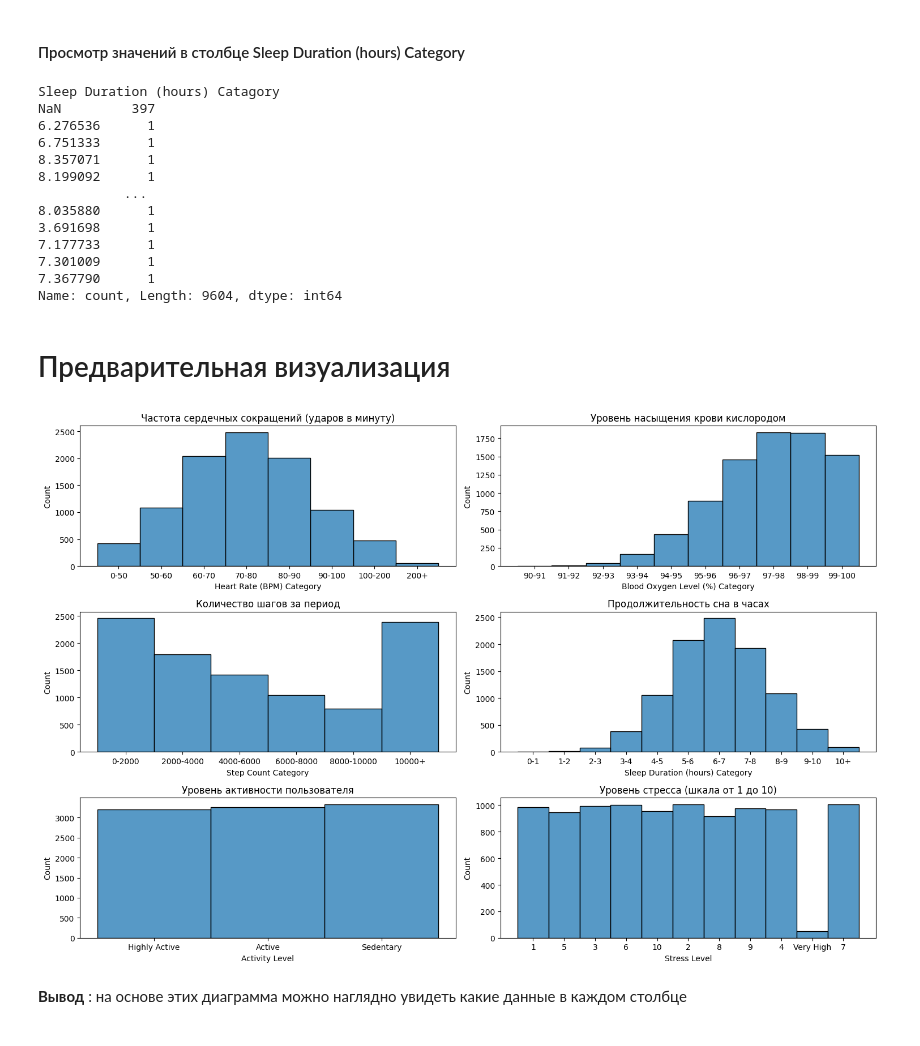
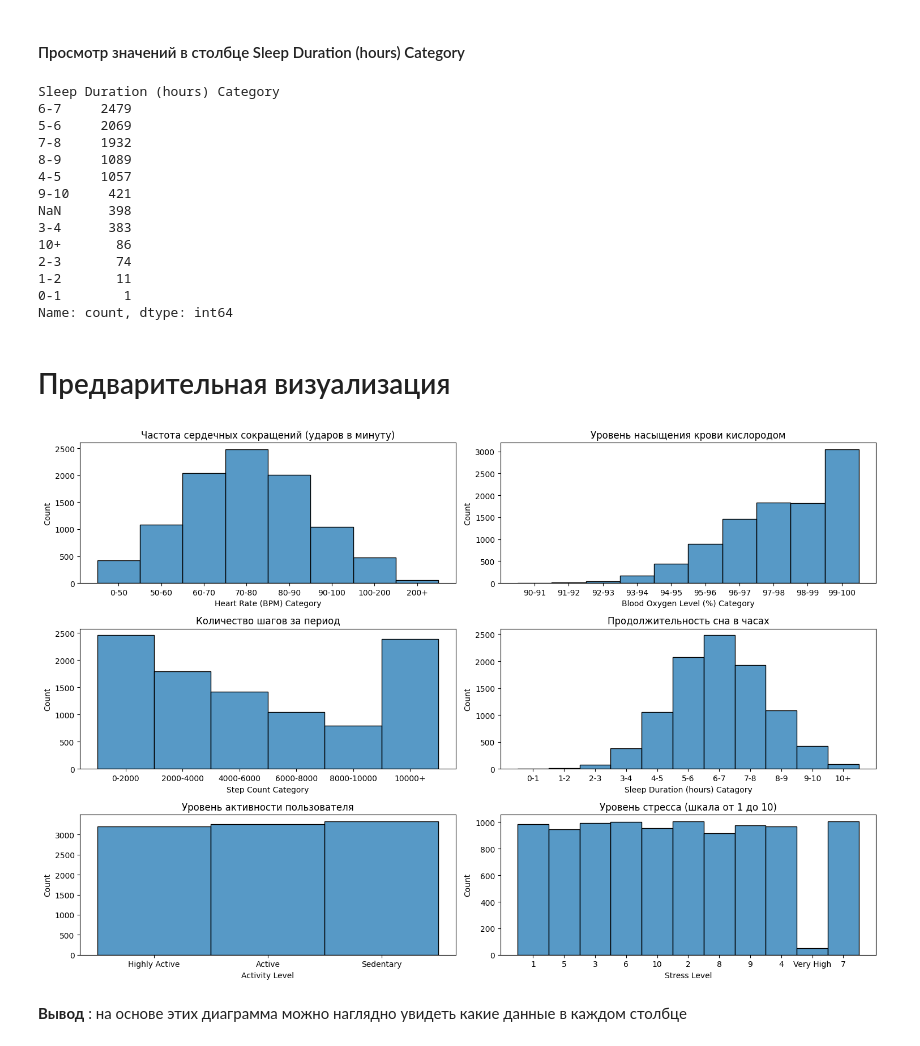
Before and after one commit to AndryushkaKolesnikov/SmartHealth-Watch-Analytics, a Jupyter notebook: smartwatch.ipynb, the cells around one changed output. Drawn from its saved outputs; the diff is of its cells as text; code cells hidden in the pictures.

```diff
--- a/smartwatch.ipynb
+++ b/smartwatch.ipynb
@@ -191,15 +200,11 @@ Name: count, Length: 8176, dtype: int64
 # %% [markdown]
 #### Создаем новый столбец Blood Oxygen Level (%) Category
 # %%
-# Преобразуем столбец 'Blood Oxygen Level (%)' в числовой формат и копируем в новый столбец
-df['Blood Oxygen Level (%) Category'] = pd.to_numeric(df['Blood Oxygen Level (%)'], errors='coerce')
-# Разделяем значения столбца 'Blood Oxygen Level (%)' на интервалы (диапазоны) с помощью функции pd.cut()
-df['Blood Oxygen Level (%) Category'] = pd.cut(
-    df['Blood Oxygen Level (%) Category'],     # Столбец, который нужно разделить на интервалы
-    bins = [90, 91, 92, 93, 94, 95, 96, 97, 98, 99, 100],     # Границы интервалов
-    labels = ['90-91', '91-92', '92-93', '93-94', '94-95', '95-96', '96-97', '97-98', '98-99', '99-100'],    # Метки для интервалов
-    right = False    # Указывает, что правая граница интервала не включается
-)
+grouping_column('Blood Oxygen Level (%)',                 # Имя исходного столбца
+                'Blood Oxygen Level (%) Category',        # имя нового столбца
+                [90, 91, 92, 93, 94, 95, 96, 97, 98, 99, 101],             # границы интервалов
+                ['90-91', '91-92', '92-93', '93-94', '94-95', '95-96', '96-97', '97-98', '98-99', '99-100']  # метки интервалов
+                )
 # %% [markdown]
 #### Просмотр значений в столбце Blood Oxygen Level (%) Category
 # %%
@@ -240,13 +245,3 @@ NaN             100
 Name: count, Length: 9901, dtype: int64
 # %% [markdown]
 #### Создаем новый столбец Step Count Category
-# %%
-# Преобразуем столбец 'Step Count' в числовой формат и копируем в новый столбец
-df['Step Count Category'] = pd.to_numeric(df['Step Count'], errors='coerce')
-# Разделяем значения столбца 'Step Count' на интервалы (диапазоны) с помощью функции pd.cut()
-df['Step Count Category'] = pd.cut(
-    df['Step Count Category'],   # Столбец, который нужно разделить на интервалы
-    bins=[0, 2000, 4000, 6000, 8000, 10000, 200000],  # Границы интервалов
-    labels=['0-2000', '2000-4000', '4000-6000', '6000-8000', '8000-10000', '10000+'],  # Метки для интервалов
-    right=False  # Указывает, что правая граница интервала не включается
-)
@@ -287,56 +287,53 @@ Name: count, Length: 9605, dtype: int64
 # %% [markdown]
 #### Создаем новый столбец Sleep Duration (hours) Category
 # %%
-# Преобразуем столбец 'Sleep Duration (hours)' в числовой формат и копируем в новый столбец
-df['Sleep Duration (hours) Catagory'] = pd.to_numeric(df['Sleep Duration (hours)'], errors='coerce')
-# Разделяем значения столбца 'Sleep Duration (hours)' на интервалы (диапазоны) с помощью функции pd.cut()
-df['Sleep Duration (hours) Category'] = pd.cut(
-    df['Sleep Duration (hours) Catagory'],    # Столбец, который нужно разделить на интервалы
-    bins=[0, 1, 2, 3, 4, 5, 6, 7, 8, 9, 10, 100],         # Границы интервалов
-    labels=['0-1', '1-2', '2-3', '3-4', '4-5', '5-6', '6-7', '7-8', '8-9', '9-10', '10+'],       # Метки для интервалов
-    right=False   # Указывает, что правая граница интервала не включается
-)
+grouping_column('Sleep Duration (hours)',                           # Имя исходного столбца
+                'Sleep Duration (hours) Category',                      # имя нового столбца
+                [0, 1, 2, 3, 4, 5, 6, 7, 8, 9, 10, 100],                # границы интервалов
+                ['0-1', '1-2', '2-3', '3-4', '4-5', '5-6', '6-7', '7-8', '8-9', '9-10', '10+']    # метки интервалов
+                )
 # %% [markdown]
 #### Просмотр значений в столбце Sleep Duration (hours) Category
 # %%
-df['Sleep Duration (hours) Catagory'].value_counts(dropna=False)
+df['Sleep Duration (hours) Category'].value_counts(dropna=False)
 # %% [output]
-Sleep Duration (hours) Catagory
-NaN         397
-6.276536      1
-6.751333      1
-8.357071      1
-8.199092      1
-           ...
-8.035880      1
-3.691698      1
-7.177733      1
-7.301009      1
-7.367790      1
-Name: count, Length: 9604, dtype: int64
+Sleep Duration (hours) Category
+6-7     2479
+5-6     2069
+7-8     1932
+8-9     1089
+4-5     1057
+9-10     421
+NaN      398
+3-4      383
+10+       86
+2-3       74
+1-2       11
+0-1        1
+Name: count, dtype: int64
 # %% [markdown]
 # Предварительная визуализация
 # %%
 # Создание сетки графиком
 fig, axes = plt.subplots(3, 2, figsize=(15, 10))
 # строим гистрограммы для каждого столбца DataFrame, где указывается столбец DataFrame и положение в сетки
 sns.histplot(df['Heart Rate (BPM) Category'], ax = axes[0][0])
 sns.histplot(df['Blood Oxygen Level (%) Category'], ax = axes[0][1])
 sns.histplot(df['Step Count Category'], ax = axes[1][0])
-sns.histplot(df['Sleep Duration (hours) Category'], ax = axes[1][1])
+sns.histplot(df['Sleep Duration (hours) Catagory'], ax = axes[1][1])
 sns.histplot(df['Activity Level'], ax = axes[2][0])
 sns.histplot(df['Stress Level'], ax = axes[2][1])
 # для каждого графика в сетке задаем заголовок
 axes[0][0].set_title('Частота сердечных сокращений (ударов в минуту)')
 axes[0][1].set_title('Уровень насыщения крови кислородом')
 axes[1][0].set_title('Количество шагов за период')
 axes[1][1].set_title('Продолжительность сна в часах')
 axes[2][0].set_title('Уровень активности пользователя')
 axes[2][1].set_title('Уровень стресса (шкала от 1 до 10)')
 plt.tight_layout()          # задаем автоматическую настройку расположения графиком
 plt.show()        # отображаем все графики на экране
 # %% [output]
-[figure, old version]
+[figure, new version]
 # %% [markdown]
 **Вывод** : на основе этих диаграмма можно наглядно увидеть какие данные в каждом столбце
 # %%
```
Also changed, not shown: parts of 7 cells of this notebook.
